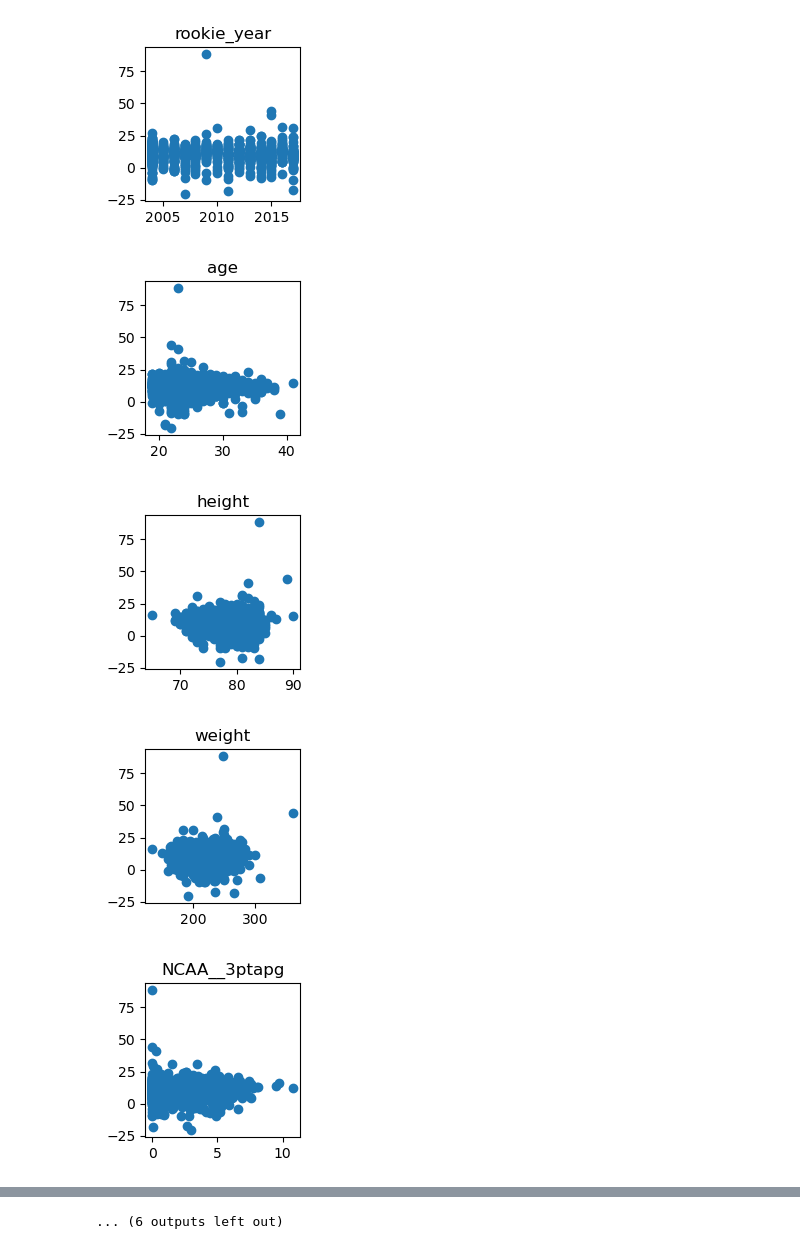
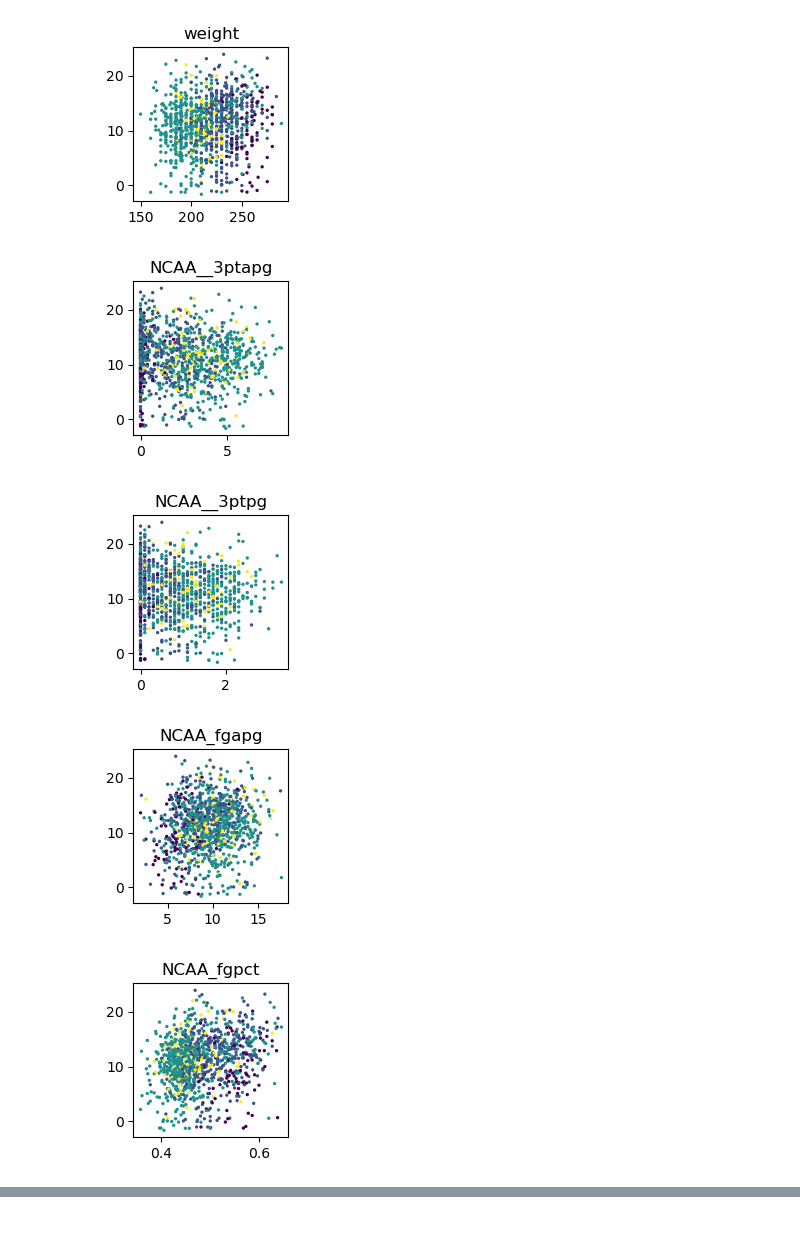
Before and after one commit to mattietoll/ISYE6740-Final-Project, a Jupyter notebook: new_analysis.ipynb, the cells around one changed output, grey strips where cells are left out. Cells and saved outputs as stored; diff of their text form; code cells hidden in the pictures.

```diff
--- a/new_analysis.ipynb
+++ b/new_analysis.ipynb
@@ -79,0 +115,10 @@ data['position_G']=positions['G']+positions['F-G']+positions['G-F']
+# %%
+numeric = data.drop(['name', 'college', 'position', 'index','rookie_year'],axis=1)
+
+#for dealing with outliers: if less than 5% of data (58 rows) I will drop outlying rows
+for c in numeric.columns[:-3]:
+    #print('number of outliers in',c,'col:', len(outliers(c)))
+    if len(outliers(c)) < 58:
+        data.drop(outliers(c),axis=0,inplace=True)
+    else:
+        print(c,len(outliers(c)))
@@ -79,0 +128,6 @@ data['position_G']=positions['G']+positions['F-G']+positions['G-F']
+# %%
+#for the two remaining cols with outliers: age is not normally distributed
+data['age'].hist()
+
+numeric = numeric.drop('age',axis=1)
+#and 3 point percent has a lot of NAN values - not all positions shoot 3s.  So will adjust analysis based on position
@@ -79,0 +138,3 @@ data['position_G']=positions['G']+positions['F-G']+positions['G-F']
+# %%
+data['PER'].hist(bins=4)
+data['PER_cat'] = pd.cut(data['PER'],bins=4, labels = [1,2,3,4])
@@ -80,7 +143,8 @@ data['position_G']=positions['G']+positions['F-G']+positions['G-F']
 # %%
 #potential relationships with target variable
-numeric = data.drop(['name', 'college', 'position'],axis=1)
+
 c = numeric.corr()
+sns.heatmap(c)
 c['PER'].sort_values()[:-1]
 # %% [output]
 NCAA_games     -0.111625
@@ -111,14 +168,17 @@ data['PER'].hist()
 # %%
-predictor_vars = numeric.columns[2:]
+#color denotes position
 
-for c in predictor_vars:
+predictor_vars = numeric.columns[2:].drop('NCAA__3ptpct')
+color = data['position_C']+2*data['position_F']+3*data['position_G']
+
+for c in predictor_vars[:-3]:
     plt.figure(figsize=(2,2))
-    plt.scatter(data[c],data['PER'])
+    plt.scatter(data[c],data['PER'], c=color, s=2)
     plt.title(c)
     plt.show()
 # %% [output]
-[figure, old version]
+[figure, new version]
-[figure, old version]
+[figure, new version]
-[figure, old version]
+[figure, new version]
-[figure, old version]
+[figure, new version]
-[figure, old version]
+[figure, new version]
@@ -132 +190,0 @@ for c in predictor_vars:
-... (6 outputs left out)
```
Also changed, not shown: parts of 45 cells of this notebook.
